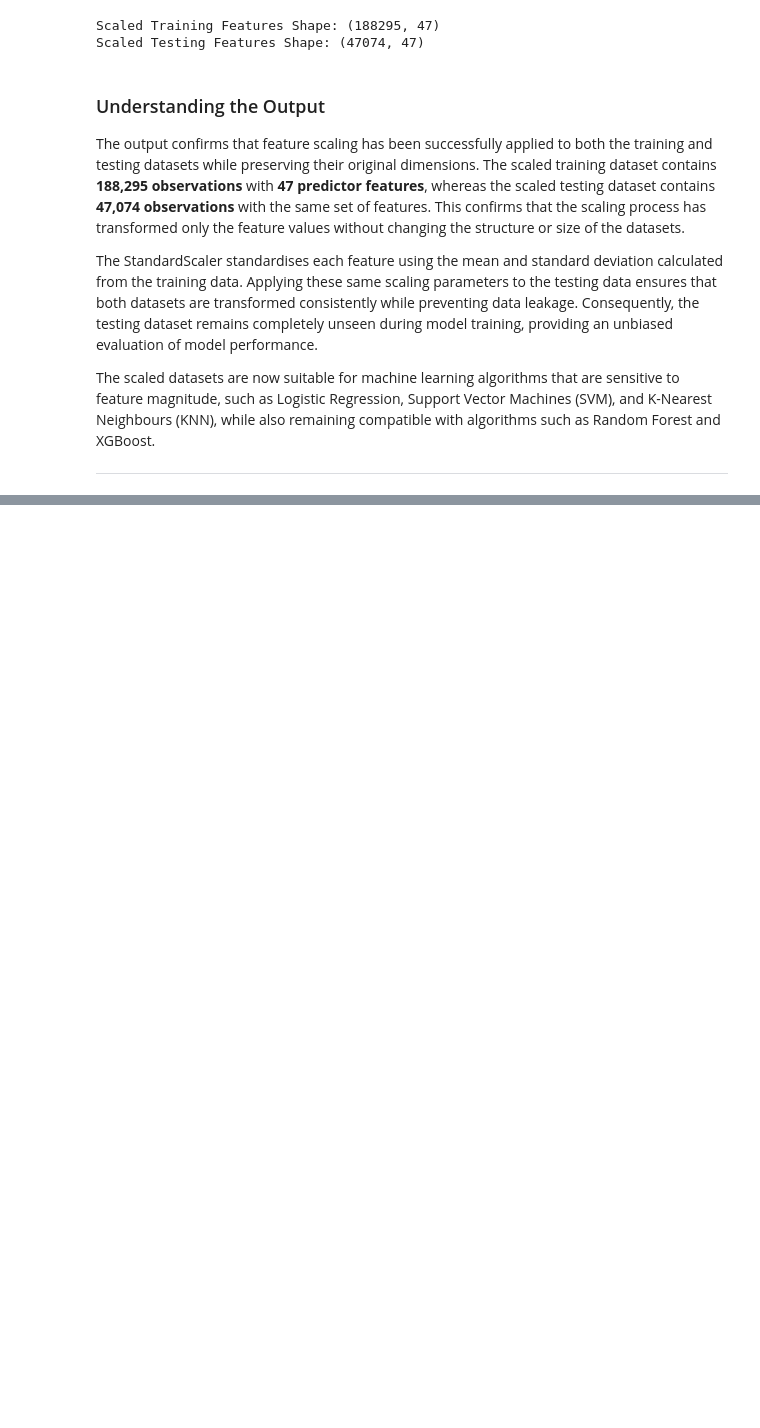
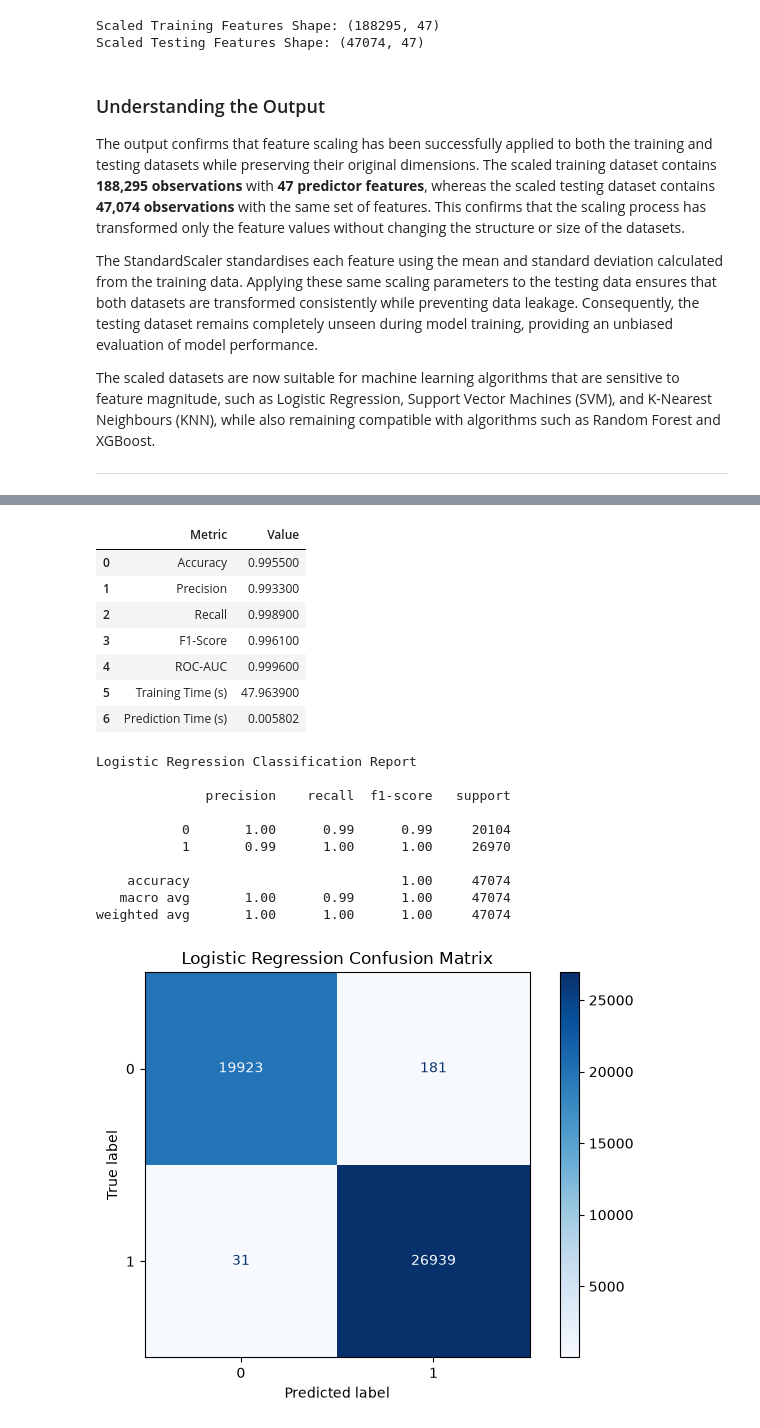
Before and after one commit to ajay-nagpal/Phishing-URL-detector, a Jupyter notebook: phishing_url_detector.ipynb, the cells around one changed output, grey strips where cells are left out. Drawn from its saved outputs; the diff is of its cells as text; code cells hidden in the pictures; blank space fills up the shorter version.

Commit message:
ML model development and evaluation

```diff
--- a/phishing_url_detector.ipynb
+++ b/phishing_url_detector.ipynb
@@ -2477,0 +2918,55 @@ The scaled datasets are now suitable for machine learning algorithms that are se
+# %%
+# Retrieve the best Logistic
+# Regression model.
+
+best_logistic_model = (
+    grid_search.best_estimator_
+)
+
+# Measure the prediction time.
+
+start_time = time.time()
+
+# Generate predictions.
+
+best_logistic_model.predict(
+    X_test_scaled
+)
+
+prediction_time = (
+    time.time()
+    - start_time
+)
+
+# Evaluate the trained model.
+
+logistic_metrics = (
+    evaluate_classification_model(
+        model=best_logistic_model,
+        X_test=X_test_scaled,
+        y_test=y_test,
+        training_time=training_time,
+        prediction_time=prediction_time,
+        model_name="Logistic Regression"
+    )
+)
+# %% [output]
+|  | Metric | Value |
+| 0 | Accuracy | 0.995500 |
+| 1 | Precision | 0.993300 |
+| 2 | Recall | 0.998900 |
+| 3 | F1-Score | 0.996100 |
+| 4 | ROC-AUC | 0.999600 |
+| 5 | Training Time (s) | 47.963900 |
+| 6 | Prediction Time (s) | 0.005802 |
+Logistic Regression Classification Report
+
+              precision    recall  f1-score   support
+
+           0       1.00      0.99      0.99     20104
+           1       0.99      1.00      1.00     26970
+
+    accuracy                           1.00     47074
+   macro avg       1.00      0.99      1.00     47074
+weighted avg       1.00      1.00      1.00     47074
+[figure, added]
```
Also changed, not shown: parts of 19 cells of this notebook.
